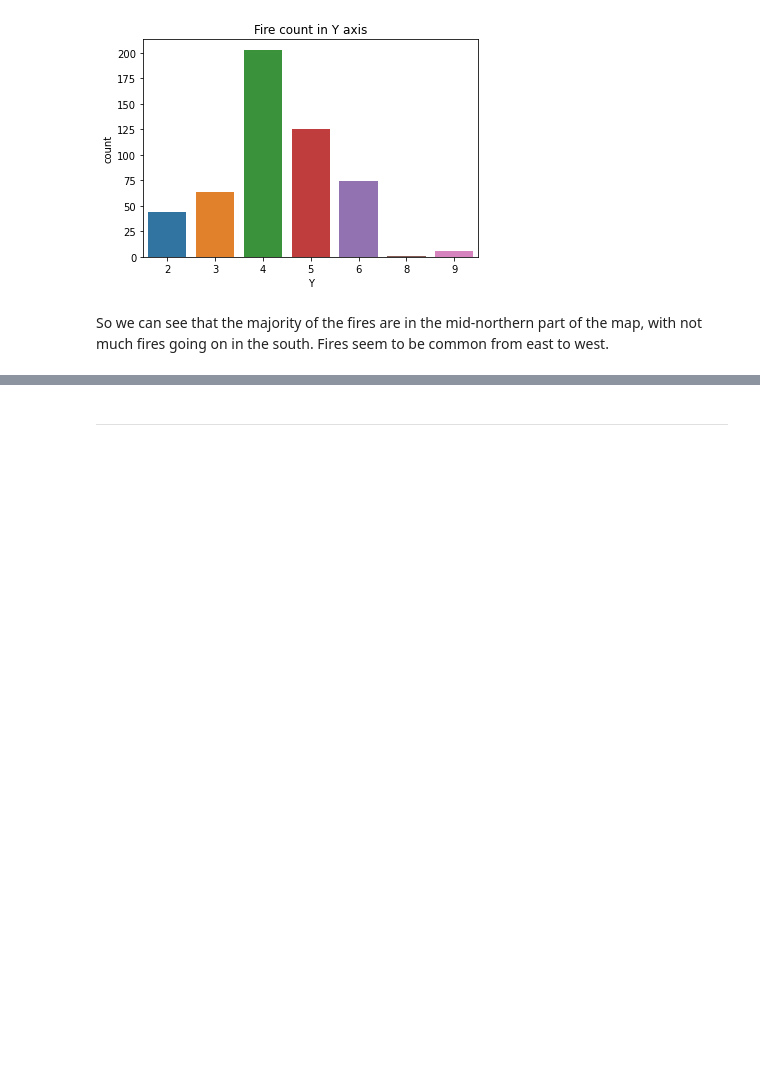
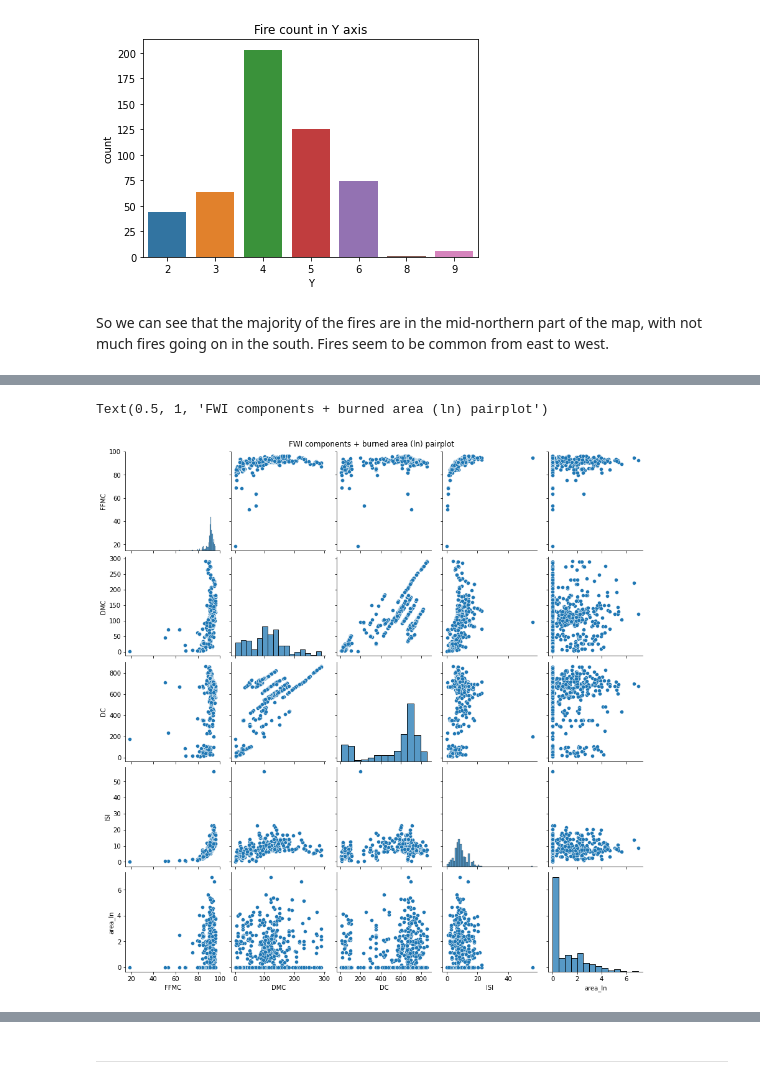
Before and after one commit to alex-fddz/forest-fires, a Jupyter notebook: project.ipynb, the cells around one changed output, grey strips where cells are left out. Drawn from its saved outputs; the diff is of its cells as text; code cells hidden in the pictures; blank space fills up the shorter version.

```diff
--- a/project.ipynb
+++ b/project.ipynb
@@ -285,0 +296,9 @@ So we can see that the majority of the fires are in the mid-northern part of the
+# %%
+df_fwi = df[['FFMC', 'DMC', 'DC', 'ISI', 'area_ln']]
+df_wthr = df[['temp', 'RH', 'wind', 'rain', 'area_ln']]
+# %%
+pl = sns.pairplot(df_fwi)
+pl.fig.suptitle("FWI components + burned area (ln) pairplot", y=1);
+# %% [output]
+Text(0.5, 1, 'FWI components + burned area (ln) pairplot')
+[figure, added]
```
Also changed, not shown: parts of 12 cells of this notebook.
